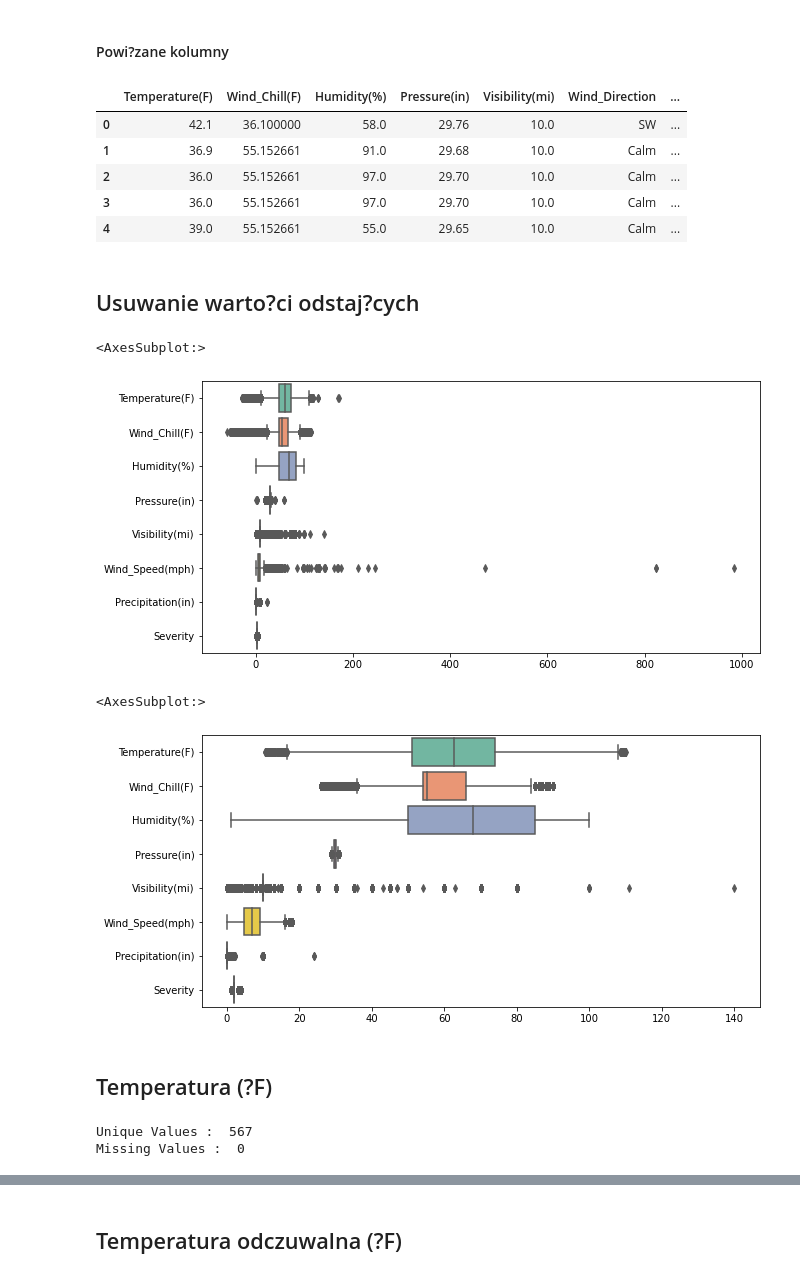
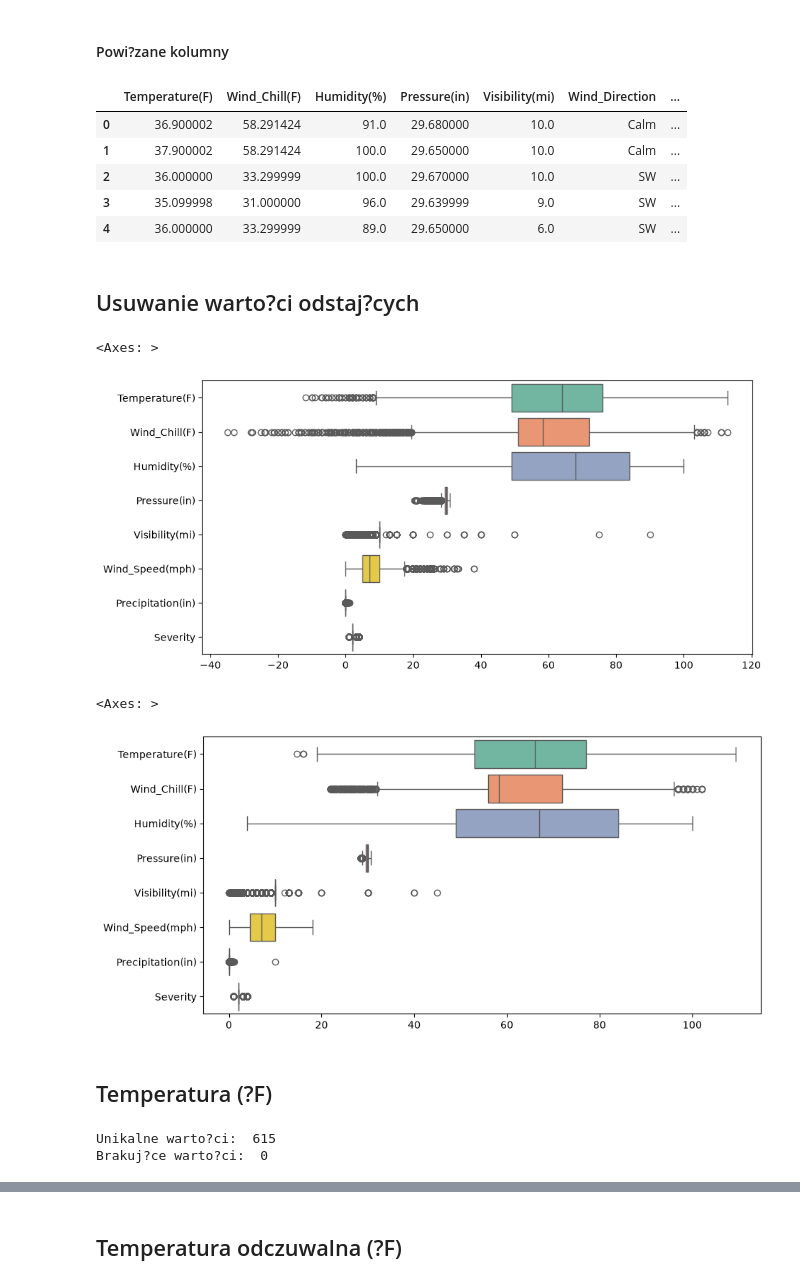
Before and after one commit to JakubZemajduk/ZSSI, a Jupyter notebook: us_wypadki_ed.ipynb, the cells around one changed output, grey strips where cells are left out. Saved outputs shown, nothing was run; the diff lists cells and outputs as text; code cells hidden in the pictures.

```diff
--- a/us_wypadki_ed.ipynb
+++ b/us_wypadki_ed.ipynb
@@ -13,6 +13,15 @@ df = kagglehub.load_dataset(
   KaggleDatasetAdapter.PANDAS,
   "sobhanmoosavi/us-accidents",
   file_path,
+  pandas_kwargs={"dtype": {
+      **{c: "category" for c in ["Source", "State", "Country", "Timezone",
+          "Airport_Code", "Weather_Condition", "Wind_Direction", "Sunrise_Sunset",
+          "Civil_Twilight", "Nautical_Twilight", "Astronomical_Twilight"]},
+      **{c: "float32" for c in ["End_Lat", "End_Lng", "Distance(mi)",
+          "Temperature(F)", "Wind_Chill(F)", "Humidity(%)", "Pressure(in)",
+          "Visibility(mi)", "Wind_Speed(mph)", "Precipitation(in)"]},
+      "Severity": "int8",
+  }},
   # Provide any additional arguments like
   # sql_query or pandas_kwargs. See the
   # documenation for more information:
@@ -416,19 +443,19 @@ weather['Severity'] = final_data['Severity']
 weather.head()
 # %% [output]
 |  | Temperature(F) | Wind_Chill(F) | Humidity(%) | Pressure(in) | Visibility(mi) | Wind_Direction | ... |
-| 0 | 42.1 | 36.100000 | 58.0 | 29.76 | 10.0 | SW | ... |
-| 1 | 36.9 | 55.152661 | 91.0 | 29.68 | 10.0 | Calm | ... |
-| 2 | 36.0 | 55.152661 | 97.0 | 29.70 | 10.0 | Calm | ... |
-| 3 | 36.0 | 55.152661 | 97.0 | 29.70 | 10.0 | Calm | ... |
-| 4 | 39.0 | 55.152661 | 55.0 | 29.65 | 10.0 | Calm | ... |
+| 0 | 36.900002 | 58.291424 | 91.0 | 29.680000 | 10.0 | Calm | ... |
+| 1 | 37.900002 | 58.291424 | 100.0 | 29.650000 | 10.0 | Calm | ... |
+| 2 | 36.000000 | 33.299999 | 100.0 | 29.670000 | 10.0 | SW | ... |
+| 3 | 35.099998 | 31.000000 | 96.0 | 29.639999 | 9.0 | SW | ... |
+| 4 | 36.000000 | 33.299999 | 89.0 | 29.650000 | 6.0 | SW | ... |
 # %% [markdown]
 ## Usuwanie warto?ci odstaj?cych
 # %%
 plt.figure(figsize=(10,5))
-sns.boxplot(data=weather, orient="h", palette="Set2")
+sns.boxplot(data=weather.sample(n=min(10_000, len(weather)), random_state=42).select_dtypes(include="number"), orient="h", palette="Set2")
 # %% [output]
-<AxesSubplot:>
+<Axes: >
-[figure, old version]
+[figure, new version]
 # %%
 def remove_outliers(df,name='feature'):
     #Store the 25th and 75th percentile
@@ -448,18 +475,18 @@ weather = remove_outliers(weather,name='Pressure(in)')
 weather = remove_outliers(weather,name='Wind_Speed(mph)')
 # %%
 plt.figure(figsize=(10,5))
-sns.boxplot(data=weather, orient="h", palette="Set2")
+sns.boxplot(data=weather.sample(n=min(10_000, len(weather)), random_state=42).select_dtypes(include="number"), orient="h", palette="Set2")
 # %% [output]
-<AxesSubplot:>
+<Axes: >
-[figure, old version]
+[figure, new version]
 # %% [markdown]
 ## Temperatura (?F)
 # %%
 print("Unikalne warto?ci: ",weather["Temperature(F)"].nunique())
 print("Brakuj?ce warto?ci: ",weather["Temperature(F)"].isna().sum())
 # %% [output]
-Unique Values :  567
-Missing Values :  0
+Unikalne warto?ci:  615
+Brakuj?ce warto?ci:  0
 # %%
 sns.displot(weather, x="Temperature(F)", hue="Severity",kind='kde', palette="Set2", height=5, aspect=2);
 # %% [output]
```
Also changed, not shown: parts of 22 cells of this notebook.
